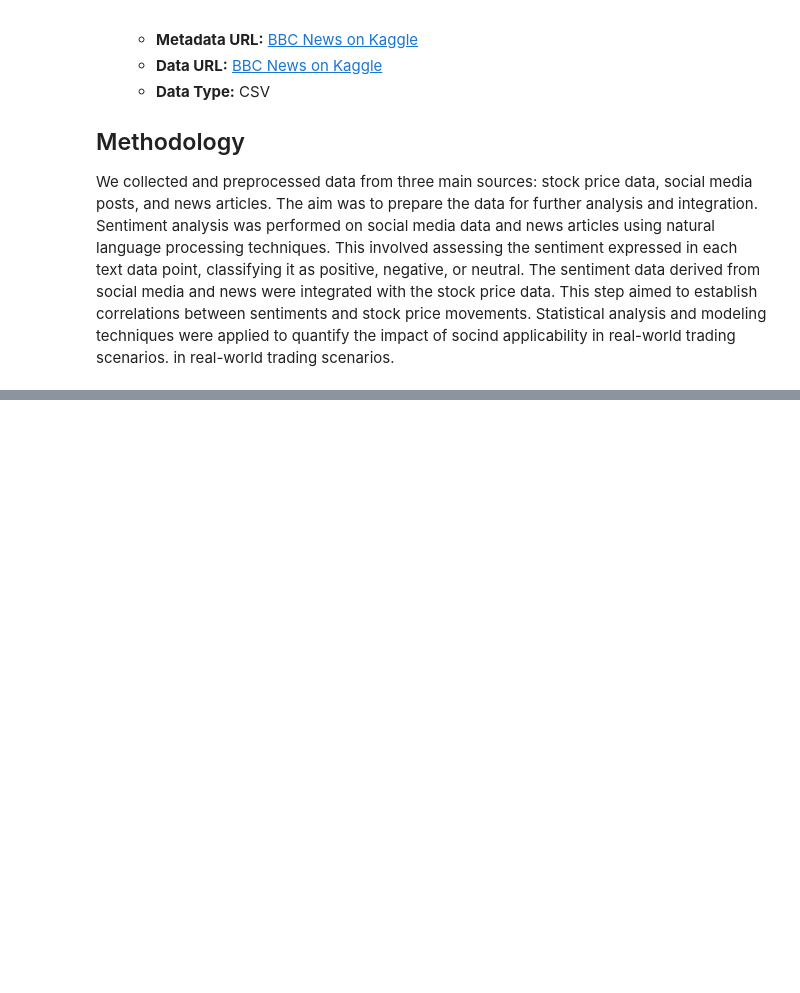
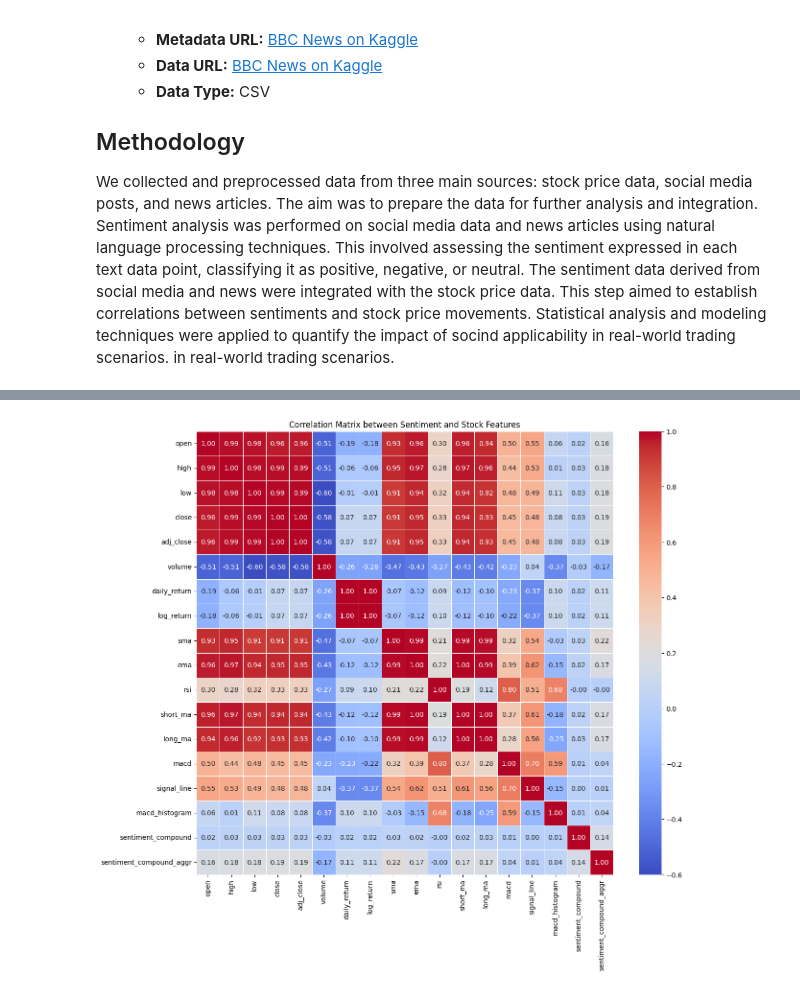
Before and after one commit to mohdahmedasif/made-template, a Jupyter notebook: project/project.ipynb, the cells around one changed output, grey strips where cells are left out. Cells and saved outputs as stored; diff of their text form; code cells hidden in the pictures; blank space fills up the shorter version.

```diff
--- a/project/project.ipynb
+++ b/project/project.ipynb
@@ -45,0 +65,15 @@ UsageError: Line magic function `%` not found.
+# %%
+database_file = '../data/made-project.sqlite'
+
+# Define the time period (e.g., January 2021)
+start_date = '2021-01-01'
+end_date = '2021-12-31'
+
+conn = sqlite3.connect(database_file)
+
+stock_query = f"SELECT DISTINCT \"index\" as stock FROM stock_exchange_data WHERE date BETWEEN '{start_date}' AND '{end_date}';"
+stock_names = pd.read_sql_query(stock_query, conn)
+
+conn.close()
+
+display(HTML(stock_names.head().to_html()))
@@ -45,0 +211,15 @@ UsageError: Line magic function `%` not found.
+# %%
+# Compute correlation matrix
+numeric_columns = merged_data.select_dtypes(include=['float64', 'int64']).columns
+correlation_matrix = merged_data[numeric_columns].corr()
+
+# Perform further analysis or visualization as needed
+plt.figure(figsize=(14, 12))
+sns.heatmap(correlation_matrix, annot=True, cmap='coolwarm', fmt=".2f", linewidths=.5)
+plt.title('Correlation Matrix between Sentiment and Stock Features')
+plt.show()
+
+# Extract the top correlations
+top_correlations = correlation_matrix.unstack().sort_values(ascending=False)
+# %% [output]
+[figure, added]
```
Also changed, not shown: parts of 18 cells of this notebook.
